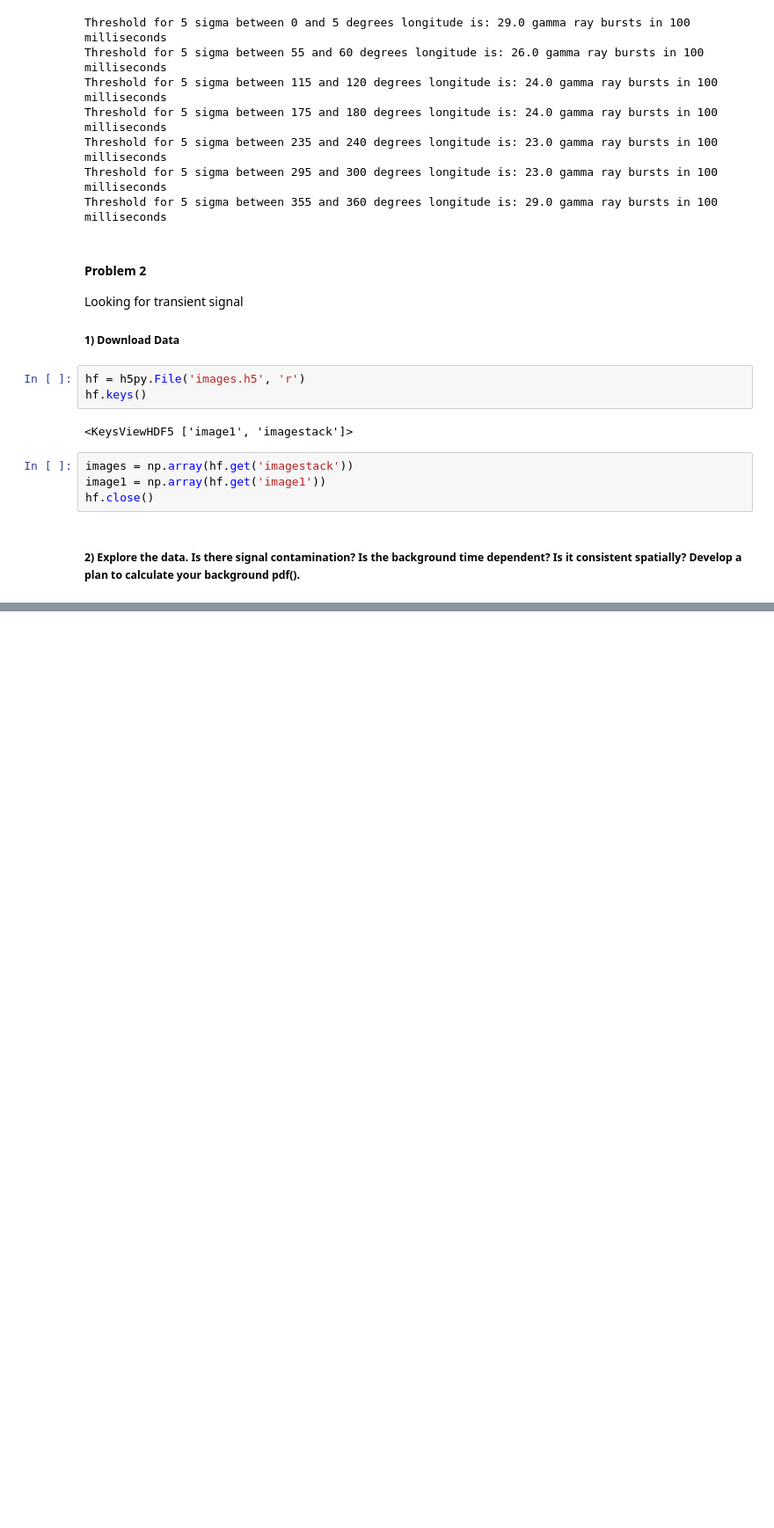
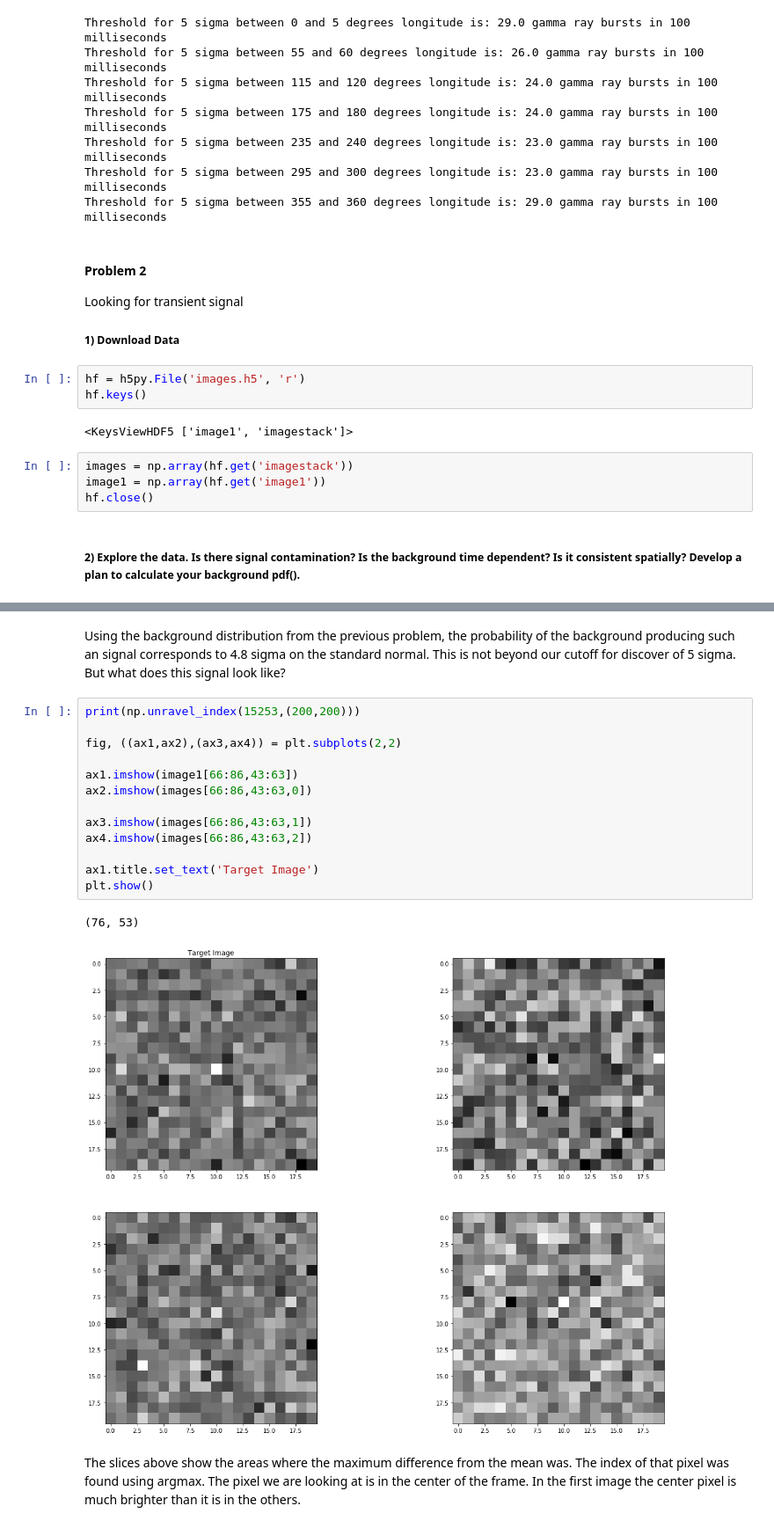
Before and after one commit to jeff-abe/PHYS434, a Jupyter notebook: Lab4.ipynb, the cells around one changed output, grey strips where cells are left out. Shown at 88% size. Cells and saved outputs as stored; diff of their text form; blank space fills up the shorter version.

Commit message:
Problem 2

```diff
--- a/Lab4.ipynb
+++ b/Lab4.ipynb
@@ -331,0 +290,20 @@ print(sigma)
+# %% [markdown]
+Using the background distribution from the previous problem, the probability of the background producing such an signal corresponds to 4.8 sigma on the standard normal. This is not beyond our cutoff for discover of 5 sigma. But what does this signal look like?
+# %%
+print(np.unravel_index(15253,(200,200)))
+
+fig, ((ax1,ax2),(ax3,ax4)) = plt.subplots(2,2)
+
+ax1.imshow(image1[66:86,43:63])
+ax2.imshow(images[66:86,43:63,0])
+
+ax3.imshow(images[66:86,43:63,1])
+ax4.imshow(images[66:86,43:63,2])
+
+ax1.title.set_text('Target Image')
+plt.show()
+# %% [output]
+(76, 53)
+[figure, added]
+# %% [markdown]
+The slices above show the areas where the maximum difference from the mean was. The index of that pixel was found using argmax. The pixel we are looking at is in the center of the frame. In the first image the center pixel is much brighter than it is in the others.
```
Also changed, not shown: parts of 9 cells of this notebook.
